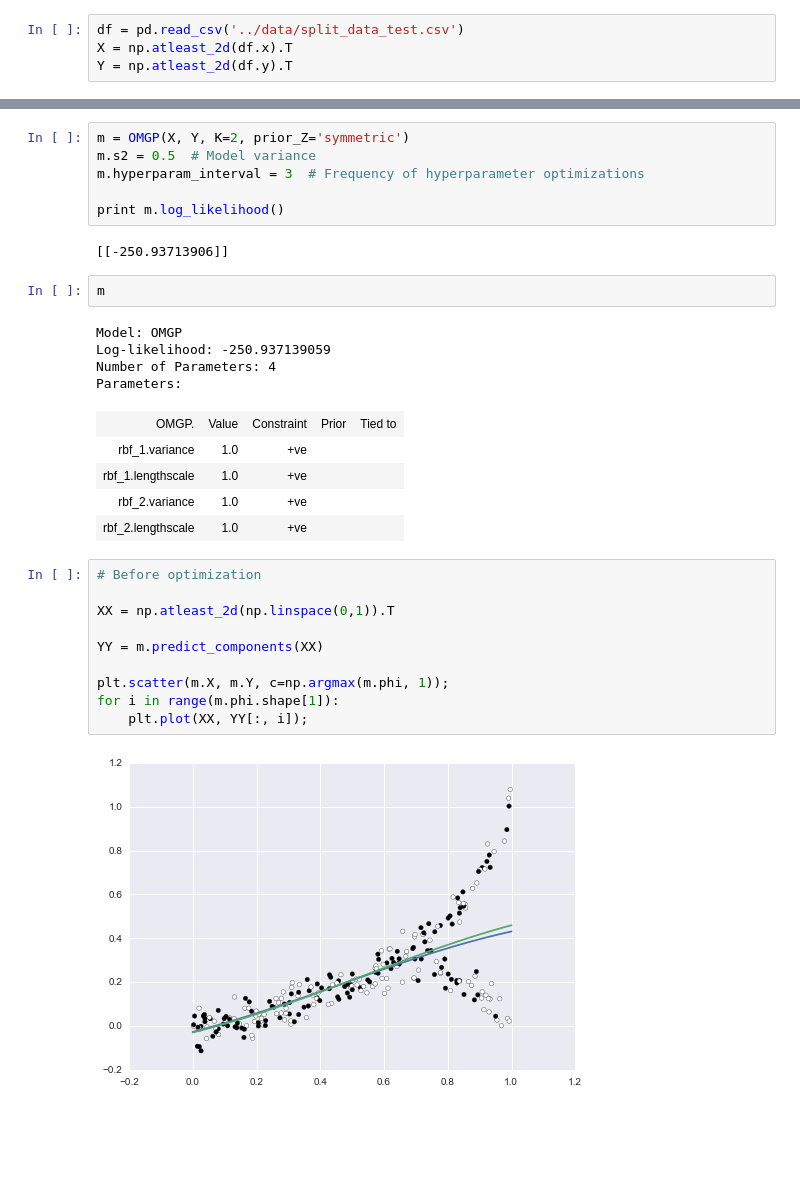
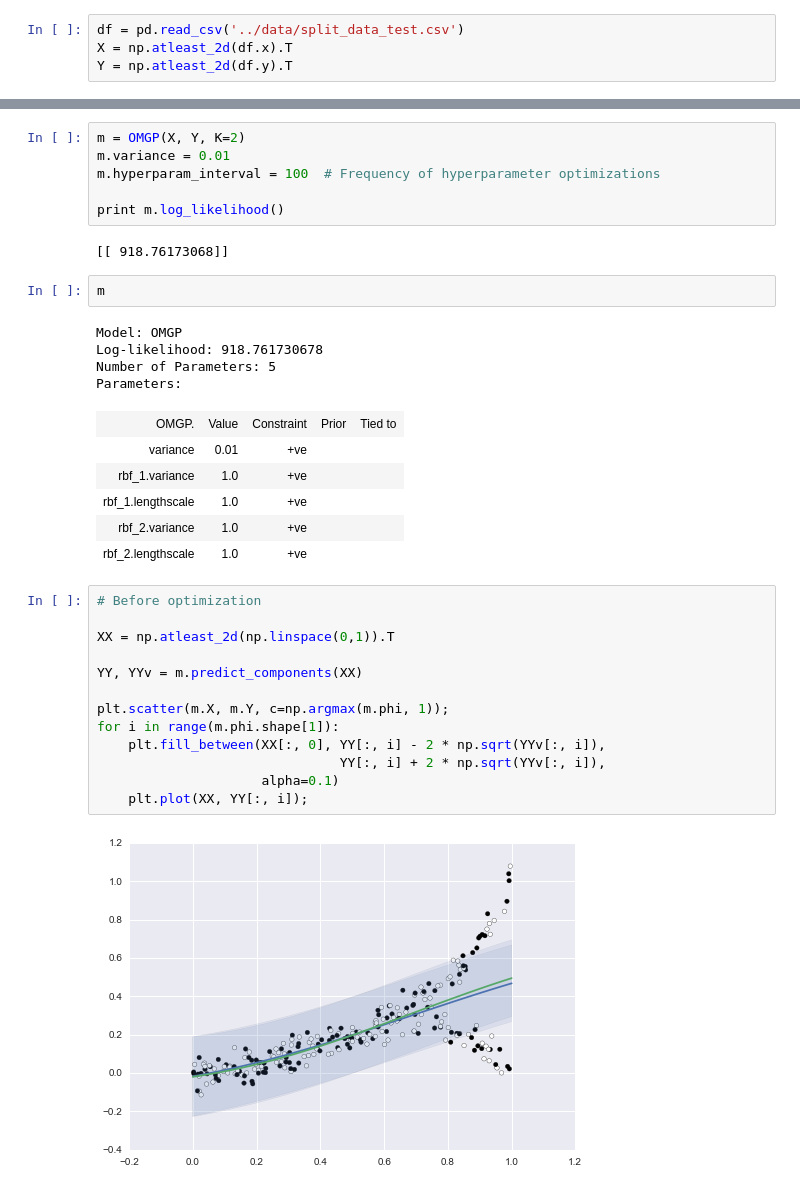
Before and after one commit to SheffieldML/GPclust, a Jupyter notebook: notebooks/OMGP Test.ipynb, the cells around one changed output, grey strips where cells are left out. Saved outputs shown, nothing was run; the diff lists cells and outputs as text; blank space fills up the shorter version.

Commit message:
Changed example OMGP notebook to be compatible with variance prediction

```diff
--- a/notebooks/OMGP Test.ipynb
+++ b/notebooks/OMGP Test.ipynb
@@ -16,19 +20,20 @@ Y = np.atleast_2d(df.y).T
 # %%
-m = OMGP(X, Y, K=2, prior_Z='symmetric')
-m.s2 = 0.5  # Model variance
-m.hyperparam_interval = 3  # Frequency of hyperparameter optimizations
+m = OMGP(X, Y, K=2)
+m.variance = 0.01
+m.hyperparam_interval = 100  # Frequency of hyperparameter optimizations
 
 print m.log_likelihood()
 # %% [output]
-[[-250.93713906]]
+[[ 918.76173068]]
 # %%
 m
 # %% [output]
 Model: OMGP
-Log-likelihood: -250.937139059
-Number of Parameters: 4
+Log-likelihood: 918.761730678
+Number of Parameters: 5
 Parameters:
 | OMGP. | Value | Constraint | Prior | Tied to |
+| variance | 0.01 | +ve |  |  |
 | rbf_1.variance | 1.0 | +ve |  |  |
 | rbf_1.lengthscale | 1.0 | +ve |  |  |
 | rbf_2.variance | 1.0 | +ve |  |  |
@@ -36,13 +41,16 @@ Parameters:
 # %%
 # Before optimization
 
 XX = np.atleast_2d(np.linspace(0,1)).T
 
-YY = m.predict_components(XX)
+YY, YYv = m.predict_components(XX)
 
 plt.scatter(m.X, m.Y, c=np.argmax(m.phi, 1));
 for i in range(m.phi.shape[1]):
+    plt.fill_between(XX[:, 0], YY[:, i] - 2 * np.sqrt(YYv[:, i]),
+                               YY[:, i] + 2 * np.sqrt(YYv[:, i]),
+                     alpha=0.1)
     plt.plot(XX, YY[:, i]);
 # %% [output]
-[figure, old version]
+[figure, new version]
 # %%
```
Also changed, not shown: parts of 13 cells of this notebook.
